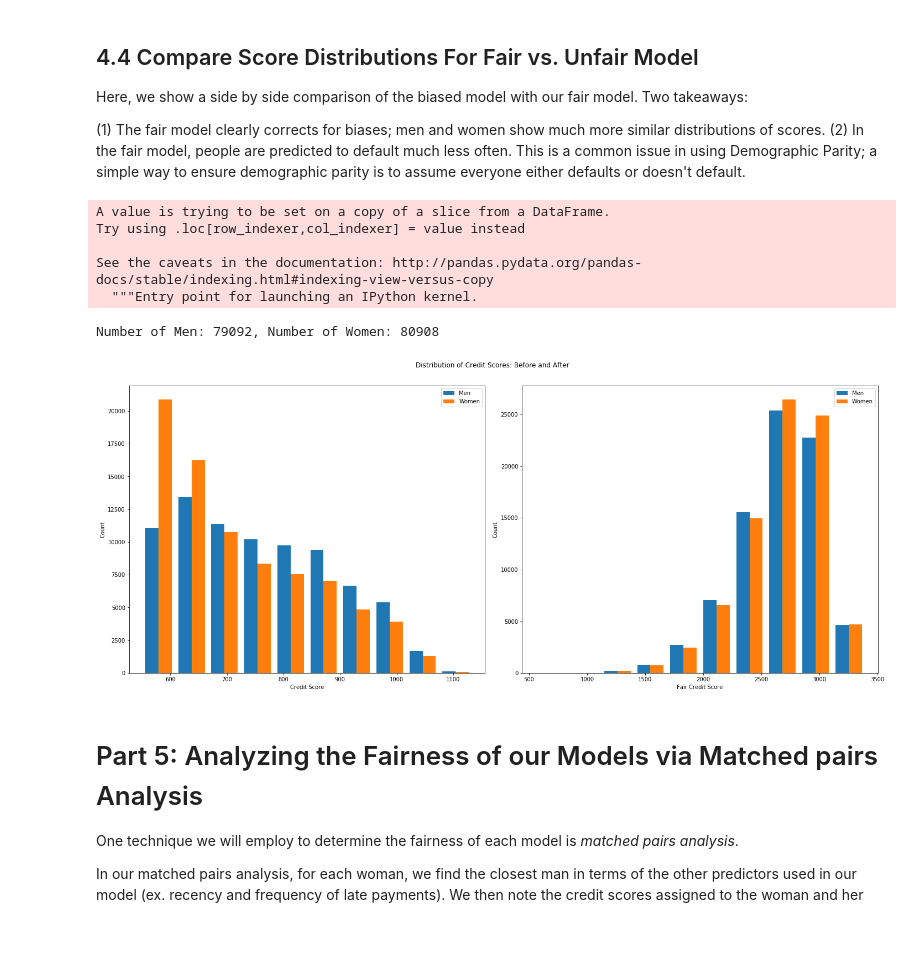
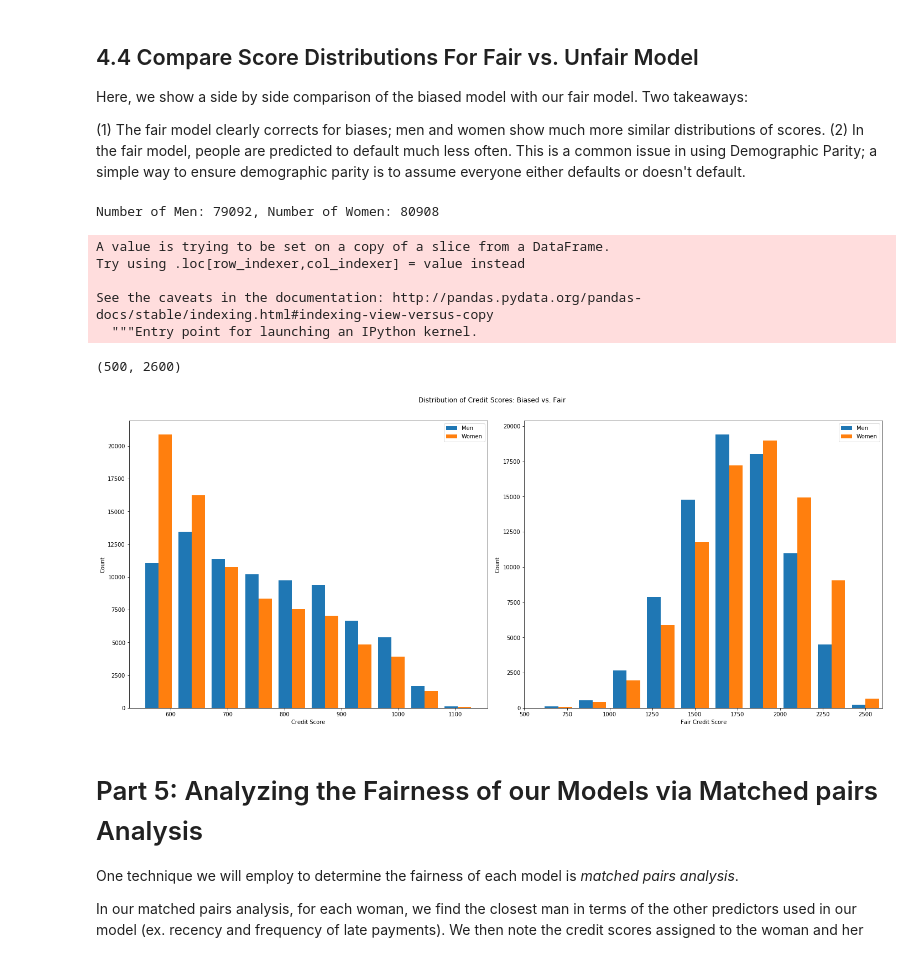
Before and after one commit to PranavPillai/Credit-Scoring, a Jupyter notebook: Unbiased Credit Scoring.ipynb, the cells around one changed output. Saved outputs shown, nothing was run; the diff lists cells and outputs as text; code cells hidden in the pictures.

```diff
--- a/Unbiased Credit Scoring.ipynb
+++ b/Unbiased Credit Scoring.ipynb
@@ -487,7 +499,7 @@ For our model to be fair (from a regulatory perspective), it must show demograph
 # %%
 log = LogisticRegression(solver='liblinear', max_iter=100, penalty='l1')
 res_tuple = red.expgrad(X_train_no_gender, X_train['IS_FEMALE'], y_train, log,
-                                cons=moments.DP(), eps=0.01)
+                                cons=moments.DP(), eps=0.007)
 # %%
 res = res_tuple._asdict()
 Q = res["best_classifier"]
@@ -567,36 +585,38 @@ Here, we show a side by side comparison of the biased model with our fair model.
 # %%
 X_train['CREDIT_SCORE'] = scores
 plt.figure(figsize=(20, 8))
 plt.subplot(1, 2, 1)
 
 men_scores = X_train[X_train['IS_FEMALE'] == 0]['CREDIT_SCORE'].values
 women_scores = X_train[X_train['IS_FEMALE'] == 1]['CREDIT_SCORE'].values
 hist = plt.hist([men_scores, women_scores], label=['Men', 'Women'])
 y = plt.ylabel('Count')
 x = plt.xlabel('Credit Score')
 plt.legend(loc='upper right')
 # title = plt.suptitle('Distribution of Credit Scores')
 
 plt.subplot(1, 2, 2)
 
 men_scores_fair = X_train[X_train['IS_FEMALE'] == 0]['FAIR_CREDIT_SCORE'].values
 women_scores_fair = X_train[X_train['IS_FEMALE'] == 1]['FAIR_CREDIT_SCORE'].values
-hist = plt.hist([men_scores_fair, women_scores_fair], label=['Men', 'Women'])
+fairHist = plt.hist([men_scores_fair, women_scores_fair], label=['Men', 'Women'], bins=range(0, 3000, 200))
 y = plt.ylabel('Count')
 x = plt.xlabel('Fair Credit Score')
 plt.legend(loc='upper right')
 title = plt.suptitle('Distribution of Credit Scores: Biased vs. Fair')
 title.set_position([.5, 1.05])
 print(f'Number of Men: {len(men_scores)}, Number of Women: {len(women_scores)}')
 plt.tight_layout()
+plt.xlim(500, 2600)
 # %% [output]
-A value is trying to be set on a copy of a slice from a DataFrame.
-Try using .loc[row_indexer,col_indexer] = value instead
-
-See the caveats in the documentation: http://pandas.pydata.org/pandas-docs/stable/indexing.html#indexing-view-versus-copy
-  """Entry point for launching an IPython kernel.
+Number of Men: 79092, Number of Women: 80908
-Number of Men: 79092, Number of Women: 80908
+A value is trying to be set on a copy of a slice from a DataFrame.
+Try using .loc[row_indexer,col_indexer] = value instead
+
+See the caveats in the documentation: http://pandas.pydata.org/pandas-docs/stable/indexing.html#indexing-view-versus-copy
+  """Entry point for launching an IPython kernel.
+(500, 2600)
-[figure, old version]
+[figure, new version]
 # %% [markdown]
 # Part 5: Analyzing the Fairness of our Models via Matched pairs Analysis
 
```
Also changed, not shown: parts of 13 cells of this notebook.
